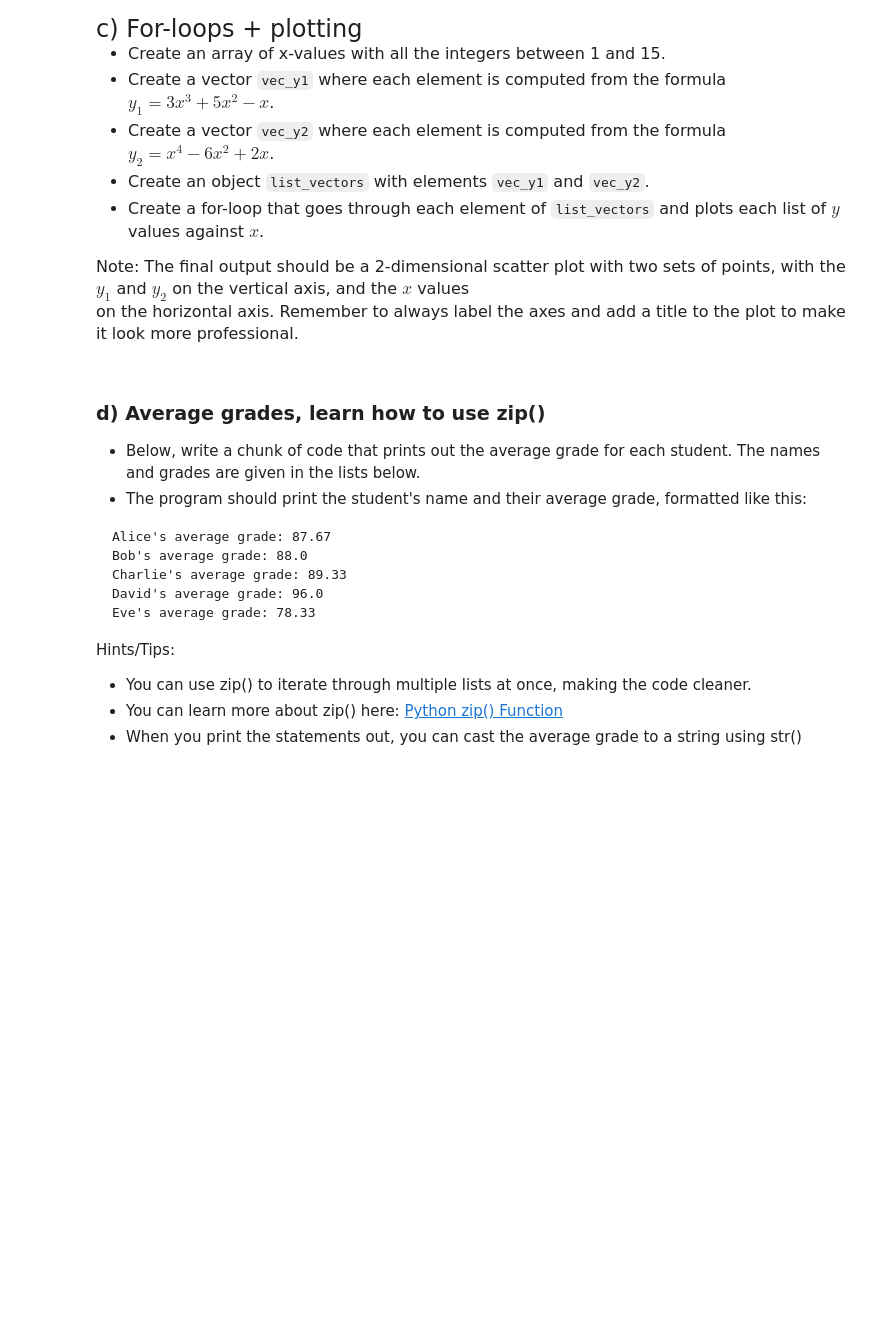
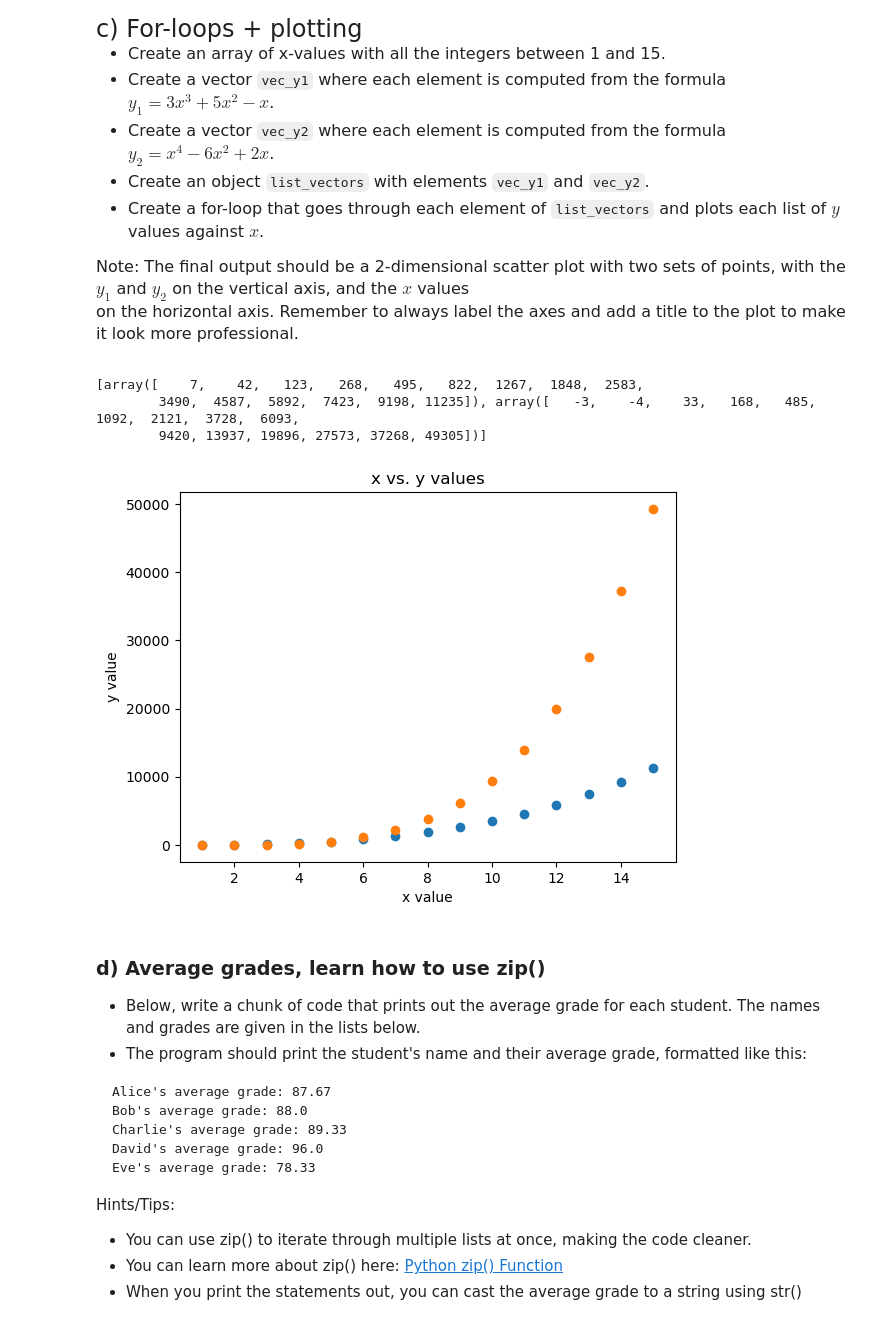
Before and after one commit to jhc1622/qtm151spring2025, a Jupyter notebook: Assignments/Assignment 4/assignment4.ipynb, the cells around one changed output. Saved outputs shown, nothing was run; the diff lists cells and outputs as text; code cells hidden in the pictures; blank space fills up the shorter version.

```diff
--- a/Assignments/Assignment 4/assignment4.ipynb
+++ b/Assignments/Assignment 4/assignment4.ipynb
@@ -68,3 +84,25 @@ on the horizontal axis. Remember to always label the axes and add a title to the
+# %%
+#Write your answer here
+x_list = [1, 2, 3, 4, 5, 6, 7, 8, 9, 10, 11, 12, 13, 14, 15]
+x_values = np.array(x_list)
+vec_y1 = 3*x_values**3 + 5*x_values**2 - x_values
+vec_y2 = x_values**4 - 6*x_values**2 + 2*x_values
+
+list_vectors = [vec_y1, vec_y2]
+print(list_vectors)
+
+index1 = 0
+for list in list_vectors:
+    plt.scatter(x=x_values, y=list_vectors[index1])
+    plt.ylabel("y value")
+    plt.xlabel("x value")
+    plt.title("x vs. y values")
+    index1 = index1 + 1
+# %% [output]
+[array([    7,    42,   123,   268,   495,   822,  1267,  1848,  2583,
+        3490,  4587,  5892,  7423,  9198, 11235]), array([   -3,    -4,    33,   168,   485,  1092,  2121,  3728,  6093,
+        9420, 13937, 19896, 27573, 37268, 49305])]
+[figure, added]
 # %% [markdown]
 ### d) Average grades, learn how to use zip()
 
```
Also changed, not shown: parts of 17 cells of this notebook, 2 other files.
